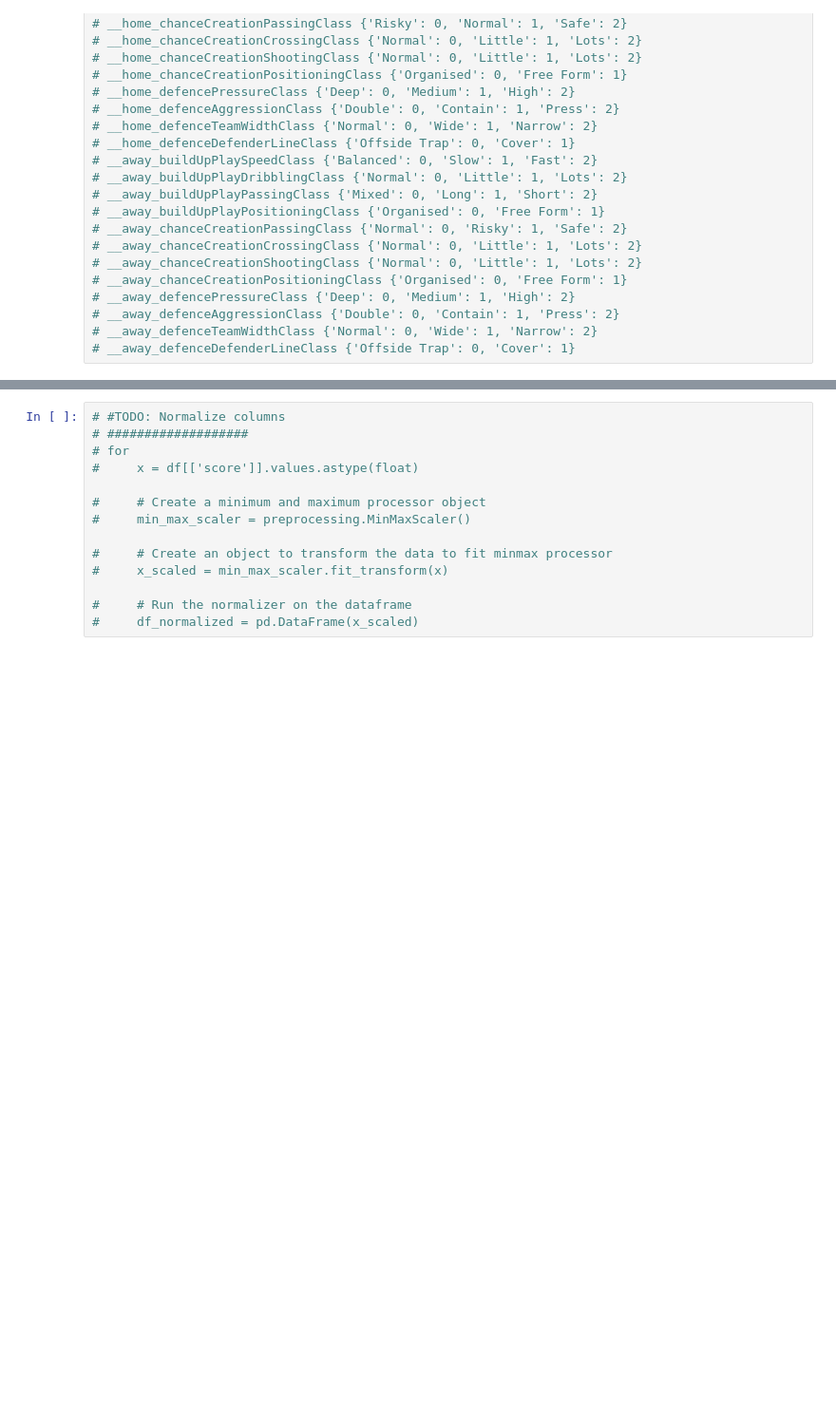
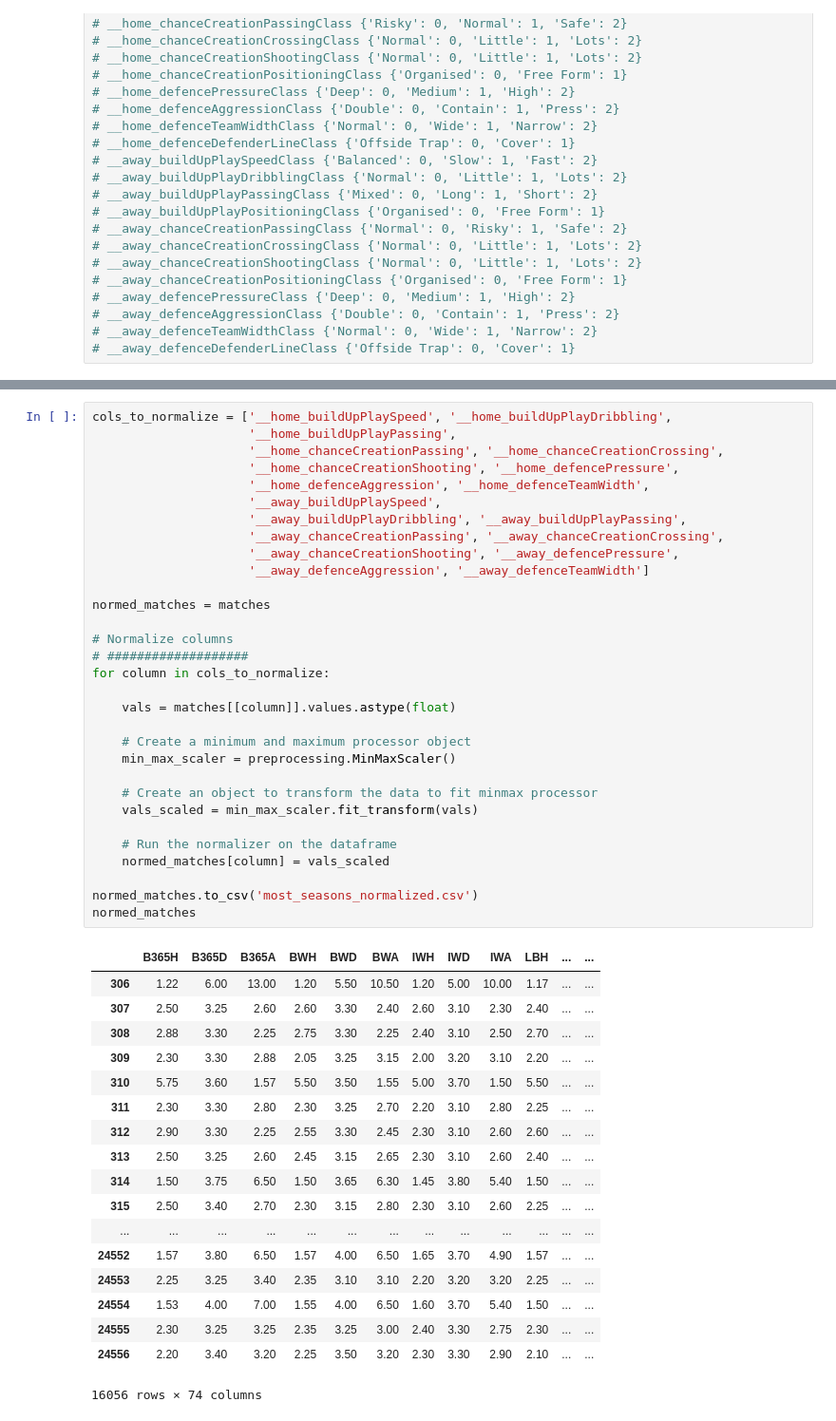
Before and after one commit to zsimone10/FIFABets, a Jupyter notebook: Data.ipynb, the cells around one changed output, grey strips where cells are left out. Shown at 95% size. Saved outputs shown, nothing was run; the diff lists cells and outputs as text; blank space fills up the shorter version.

```diff
--- a/Data.ipynb
+++ b/Data.ipynb
@@ -181,14 +268,50 @@ matches = matches.drop(new_to_remove, axis=1)
 # %%
-# #TODO: Normalize columns
+cols_to_normalize = ['__home_buildUpPlaySpeed', '__home_buildUpPlayDribbling',
+                     '__home_buildUpPlayPassing',
+                     '__home_chanceCreationPassing', '__home_chanceCreationCrossing',
+                     '__home_chanceCreationShooting', '__home_defencePressure',
+                     '__home_defenceAggression', '__home_defenceTeamWidth',
+                     '__away_buildUpPlaySpeed',
+                     '__away_buildUpPlayDribbling', '__away_buildUpPlayPassing',
+                     '__away_chanceCreationPassing', '__away_chanceCreationCrossing',
+                     '__away_chanceCreationShooting', '__away_defencePressure',
+                     '__away_defenceAggression', '__away_defenceTeamWidth']
+
+normed_matches = matches
+
+# Normalize columns
 # ###################
-# for
-#     x = df[['score']].values.astype(float)
+for column in cols_to_normalize:
 
-#     # Create a minimum and maximum processor object
-#     min_max_scaler = preprocessing.MinMaxScaler()
+    vals = matches[[column]].values.astype(float)
 
-#     # Create an object to transform the data to fit minmax processor
-#     x_scaled = min_max_scaler.fit_transform(x)
+    # Create a minimum and maximum processor object
+    min_max_scaler = preprocessing.MinMaxScaler()
 
-#     # Run the normalizer on the dataframe
-#     df_normalized = pd.DataFrame(x_scaled)
+    # Create an object to transform the data to fit minmax processor
+    vals_scaled = min_max_scaler.fit_transform(vals)
+
+    # Run the normalizer on the dataframe
+    normed_matches[column] = vals_scaled
+
+normed_matches.to_csv('most_seasons_normalized.csv')
+normed_matches
+# %% [output]
+|  | B365H | B365D | B365A | BWH | BWD | BWA | IWH | IWD | IWA | LBH | ... | ... |
+| 306 | 1.22 | 6.00 | 13.00 | 1.20 | 5.50 | 10.50 | 1.20 | 5.00 | 10.00 | 1.17 | ... | ... |
+| 307 | 2.50 | 3.25 | 2.60 | 2.60 | 3.30 | 2.40 | 2.60 | 3.10 | 2.30 | 2.40 | ... | ... |
+| 308 | 2.88 | 3.30 | 2.25 | 2.75 | 3.30 | 2.25 | 2.40 | 3.10 | 2.50 | 2.70 | ... | ... |
+| 309 | 2.30 | 3.30 | 2.88 | 2.05 | 3.25 | 3.15 | 2.00 | 3.20 | 3.10 | 2.20 | ... | ... |
+| 310 | 5.75 | 3.60 | 1.57 | 5.50 | 3.50 | 1.55 | 5.00 | 3.70 | 1.50 | 5.50 | ... | ... |
+| 311 | 2.30 | 3.30 | 2.80 | 2.30 | 3.25 | 2.70 | 2.20 | 3.10 | 2.80 | 2.25 | ... | ... |
+| 312 | 2.90 | 3.30 | 2.25 | 2.55 | 3.30 | 2.45 | 2.30 | 3.10 | 2.60 | 2.60 | ... | ... |
+| 313 | 2.50 | 3.25 | 2.60 | 2.45 | 3.15 | 2.65 | 2.30 | 3.10 | 2.60 | 2.40 | ... | ... |
+| 314 | 1.50 | 3.75 | 6.50 | 1.50 | 3.65 | 6.30 | 1.45 | 3.80 | 5.40 | 1.50 | ... | ... |
+| 315 | 2.50 | 3.40 | 2.70 | 2.30 | 3.15 | 2.80 | 2.30 | 3.10 | 2.60 | 2.25 | ... | ... |
+| ... | ... | ... | ... | ... | ... | ... | ... | ... | ... | ... | ... | ... |
+| 24552 | 1.57 | 3.80 | 6.50 | 1.57 | 4.00 | 6.50 | 1.65 | 3.70 | 4.90 | 1.57 | ... | ... |
+| 24553 | 2.25 | 3.25 | 3.40 | 2.35 | 3.10 | 3.10 | 2.20 | 3.20 | 3.20 | 2.25 | ... | ... |
+| 24554 | 1.53 | 4.00 | 7.00 | 1.55 | 4.00 | 6.50 | 1.60 | 3.70 | 5.40 | 1.50 | ... | ... |
+| 24555 | 2.30 | 3.25 | 3.25 | 2.35 | 3.25 | 3.00 | 2.40 | 3.30 | 2.75 | 2.30 | ... | ... |
+| 24556 | 2.20 | 3.40 | 3.20 | 2.25 | 3.50 | 3.20 | 2.30 | 3.30 | 2.90 | 2.10 | ... | ... |
+16056 rows × 74 columns
```
Also changed, not shown: parts of 11 cells of this notebook, 2 other files.
